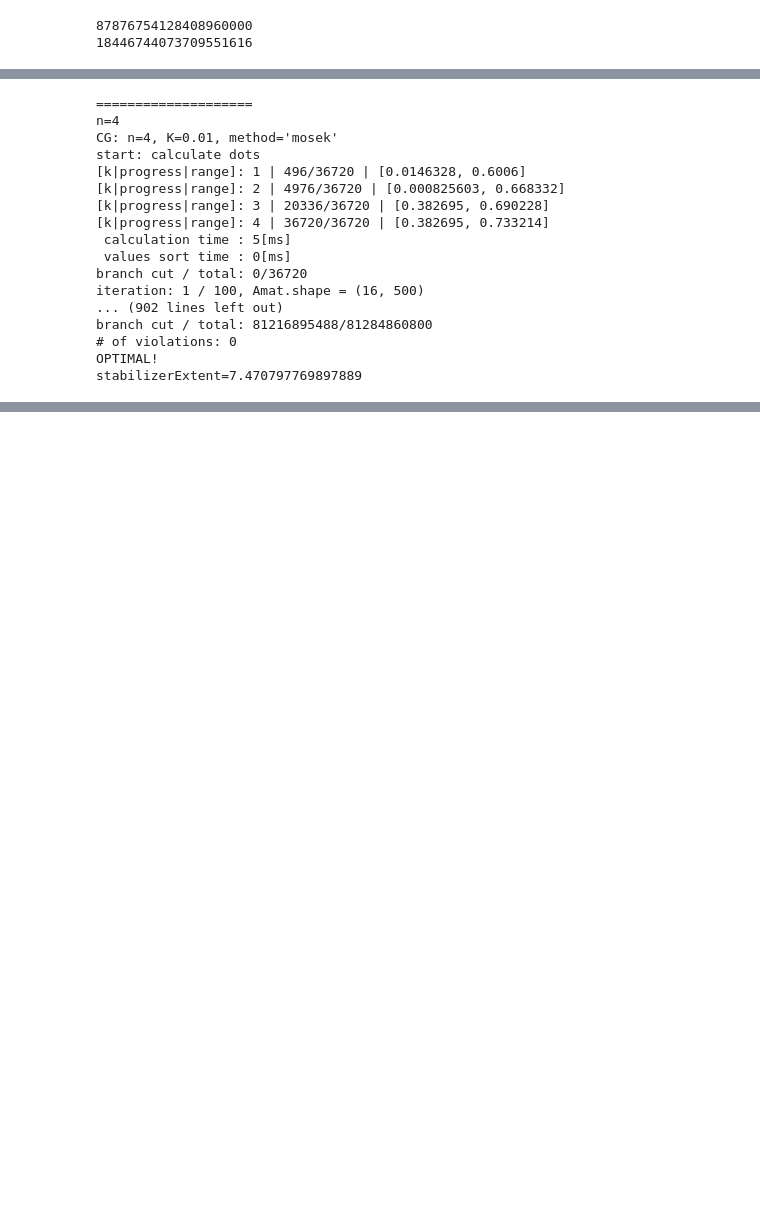
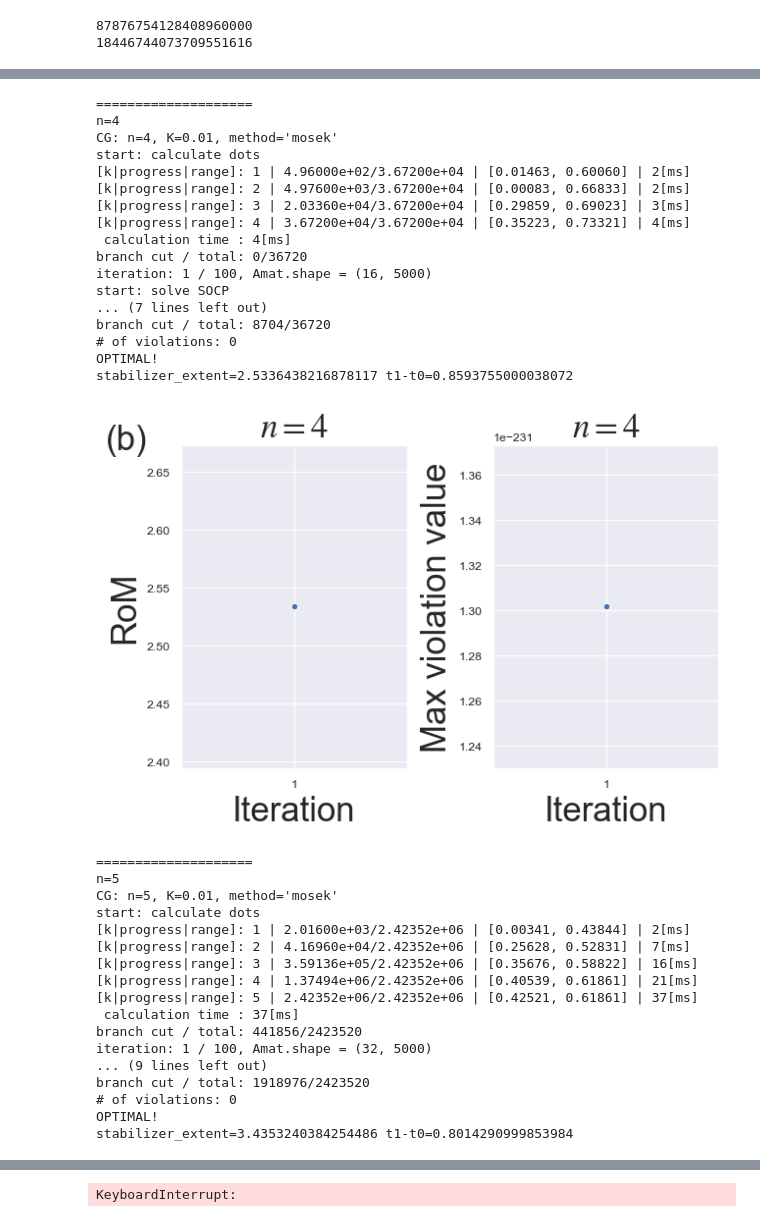
Before and after one commit to quantum-programming/stabilizer_extent, a Jupyter notebook: notebooks/column_generation.ipynb, the cells around one changed output, grey strips where cells are left out. Drawn from its saved outputs; the diff is of its cells as text; code cells hidden in the pictures; blank space fills up the shorter version.

```diff
--- a/notebooks/column_generation.ipynb
+++ b/notebooks/column_generation.ipynb
@@ -78,7 +106,7 @@ for seed in range(3):
     np.random.seed(seed)
     psi = make_random_quantum_state("pure", n, seed)
     psi_check = psi.copy()
-    stabilizerExtent = CG(n, psi, 0.01)
+    stabilizerExtent = CG(n, psi, 0.01)[0]
     print(f"{stabilizerExtent=}")
     stabilizerExtent_check = calculate_extent_actual(n, psi)[0]
     print(f"{stabilizerExtent_check=}")
@@ -106,30 +134,49 @@ CORRECT!
 # %%
 import time
 
-for n in [4, 5, 6, 7]:
+for n in [4, 5, 6, 7, 8]:
     print("=" * 20)
     print(f"{n=}")
     np.random.seed(seed)
     psi = make_random_quantum_state("pure", n, seed)
     t0 = time.perf_counter()
-    stabilizer_extent = CG(n, psi, 0.01)
+    stabilizer_extent, extends, max_values = CG(n, psi, 0.01)
     t1 = time.perf_counter()
     print(f"{stabilizer_extent=} {t1-t0=}")
+    visualize_result(n, extends, max_values)
 # %% [output]
 ====================
 n=4
 CG: n=4, K=0.01, method='mosek'
 start: calculate dots
-[k|progress|range]: 1 | 496/36720 | [0.0146328, 0.6006]
-[k|progress|range]: 2 | 4976/36720 | [0.000825603, 0.668332]
-[k|progress|range]: 3 | 20336/36720 | [0.382695, 0.690228]
-[k|progress|range]: 4 | 36720/36720 | [0.382695, 0.733214]
- calculation time : 5[ms]
- values sort time : 0[ms]
+[k|progress|range]: 1 | 4.96000e+02/3.67200e+04 | [0.01463, 0.60060] | 2[ms]
+[k|progress|range]: 2 | 4.97600e+03/3.67200e+04 | [0.00083, 0.66833] | 2[ms]
+[k|progress|range]: 3 | 2.03360e+04/3.67200e+04 | [0.29859, 0.69023] | 3[ms]
+[k|progress|range]: 4 | 3.67200e+04/3.67200e+04 | [0.35223, 0.73321] | 4[ms]
+ calculation time : 4[ms]
 branch cut / total: 0/36720
-iteration: 1 / 100, Amat.shape = (16, 500)
-... (902 lines left out)
-branch cut / total: 81216895488/81284860800
+iteration: 1 / 100, Amat.shape = (16, 5000)
+start: solve SOCP
+... (7 lines left out)
+branch cut / total: 8704/36720
 # of violations: 0
 OPTIMAL!
-stabilizerExtent=7.470797769897889
+stabilizer_extent=2.5336438216878117 t1-t0=0.8593755000038072
+[figure, added]
+====================
+n=5
+CG: n=5, K=0.01, method='mosek'
+start: calculate dots
+[k|progress|range]: 1 | 2.01600e+03/2.42352e+06 | [0.00341, 0.43844] | 2[ms]
+[k|progress|range]: 2 | 4.16960e+04/2.42352e+06 | [0.25628, 0.52831] | 7[ms]
+[k|progress|range]: 3 | 3.59136e+05/2.42352e+06 | [0.35676, 0.58822] | 16[ms]
+[k|progress|range]: 4 | 1.37494e+06/2.42352e+06 | [0.40539, 0.61861] | 21[ms]
+[k|progress|range]: 5 | 2.42352e+06/2.42352e+06 | [0.42521, 0.61861] | 37[ms]
+ calculation time : 37[ms]
+branch cut / total: 441856/2423520
+iteration: 1 / 100, Amat.shape = (32, 5000)
+... (9 lines left out)
+branch cut / total: 1918976/2423520
+# of violations: 0
+OPTIMAL!
+stabilizer_extent=3.4353240384254486 t1-t0=0.8014290999853984
@@ -135,0 +219 @@ stabilizerExtent=7.470797769897889
+KeyboardInterrupt:
```
Also changed, not shown: parts of 4 cells of this notebook, 4 other files.
